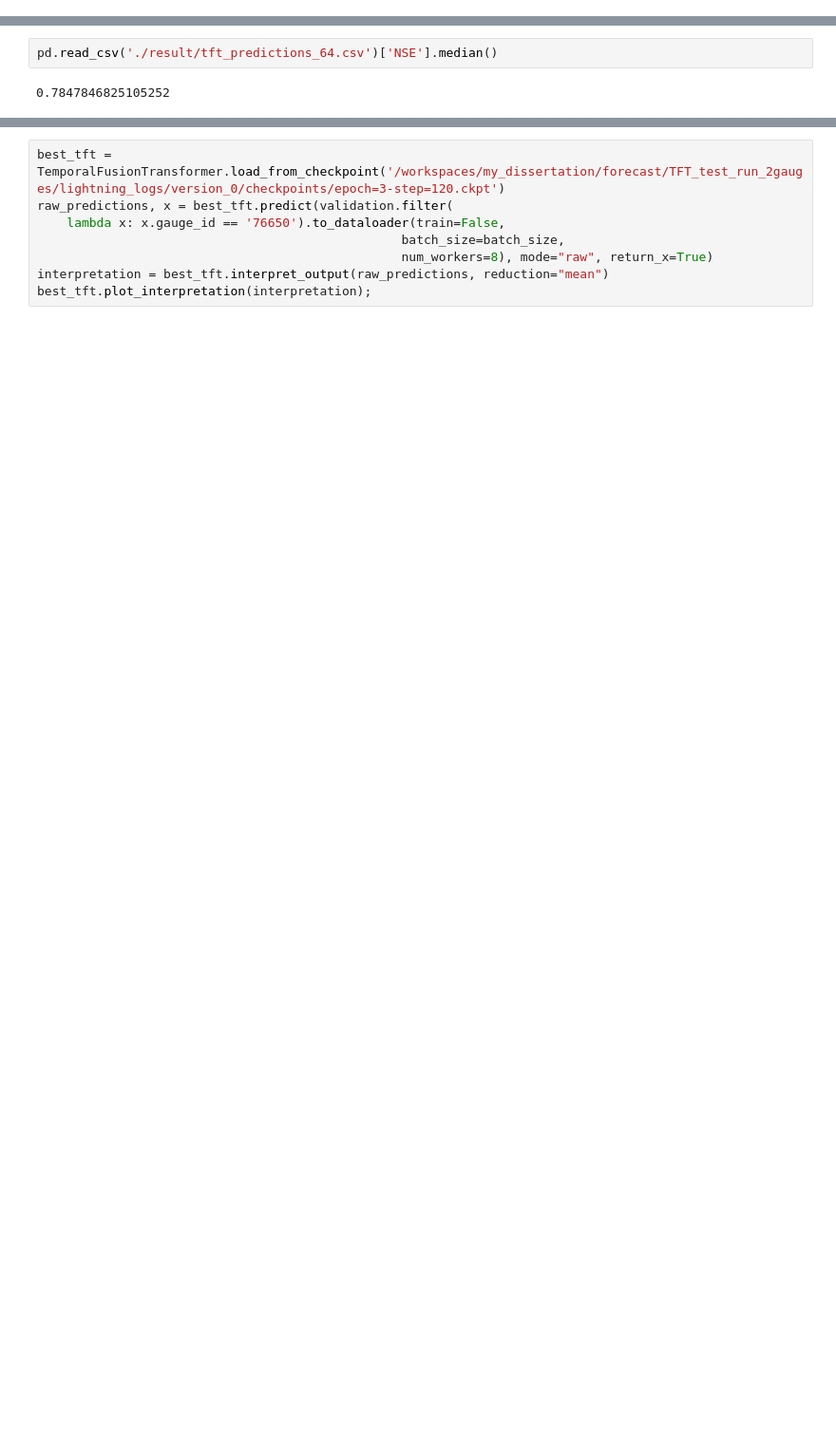
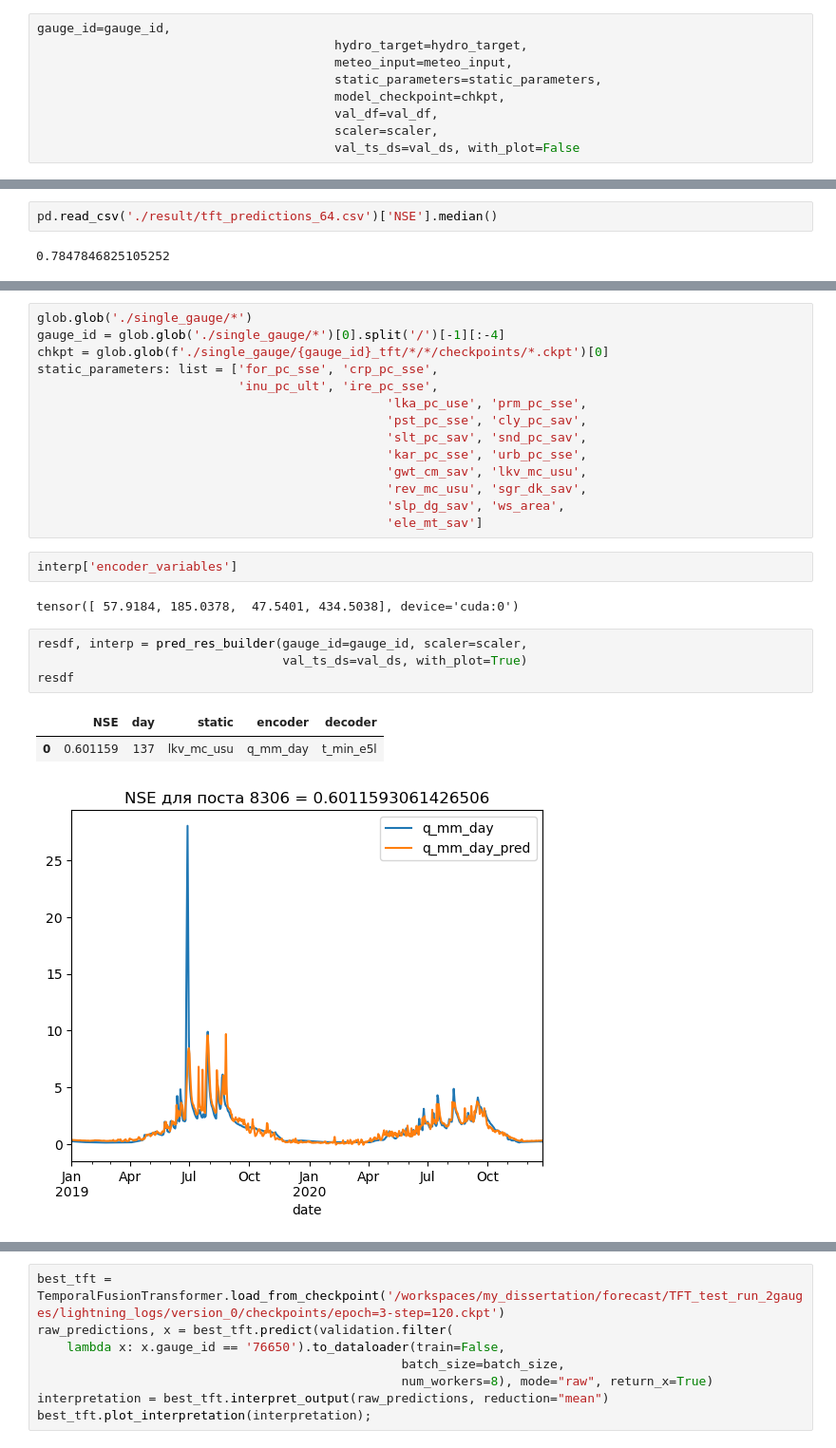
Before and after one commit to dmbrmv/my_dissertation, a Jupyter notebook: forecast/model_launch.ipynb, the cells around one changed output, grey strips where cells are left out. Shown at 95% size. Drawn from its saved outputs; the diff is of its cells as text; blank space fills up the shorter version.

Commit message:
single gauge tft builder

```diff
--- a/forecast/model_launch.ipynb
+++ b/forecast/model_launch.ipynb
@@ -295,0 +224,9 @@ A Jupyter Widget
+# %%
+gauge_id=gauge_id,
+                                        hydro_target=hydro_target,
+                                        meteo_input=meteo_input,
+                                        static_parameters=static_parameters,
+                                        model_checkpoint=chkpt,
+                                        val_df=val_df,
+                                        scaler=scaler,
+                                        val_ts_ds=val_ds, with_plot=False
@@ -350,0 +588,26 @@ KeyboardInterrupt:
+# %%
+glob.glob('./single_gauge/*')
+gauge_id = glob.glob('./single_gauge/*')[0].split('/')[-1][:-4]
+chkpt = glob.glob(f'./single_gauge/{gauge_id}_tft/*/*/checkpoints/*.ckpt')[0]
+static_parameters: list = ['for_pc_sse', 'crp_pc_sse',
+                           'inu_pc_ult', 'ire_pc_sse',
+                                               'lka_pc_use', 'prm_pc_sse',
+                                               'pst_pc_sse', 'cly_pc_sav',
+                                               'slt_pc_sav', 'snd_pc_sav',
+                                               'kar_pc_sse', 'urb_pc_sse',
+                                               'gwt_cm_sav', 'lkv_mc_usu',
+                                               'rev_mc_usu', 'sgr_dk_sav',
+                                               'slp_dg_sav', 'ws_area',
+                                               'ele_mt_sav']
+# %%
+interp['encoder_variables']
+# %% [output]
+tensor([ 57.9184, 185.0378,  47.5401, 434.5038], device='cuda:0')
+# %%
+resdf, interp = pred_res_builder(gauge_id=gauge_id, scaler=scaler,
+                                 val_ts_ds=val_ds, with_plot=True)
+resdf
+# %% [output]
+|  | NSE | day | static | encoder | decoder |
+| 0 | 0.601159 | 137 | lkv_mc_usu | q_mm_day | t_min_e5l |
+[figure, added]
```
Also changed, not shown: parts of 20 cells of this notebook, 15 other files.
